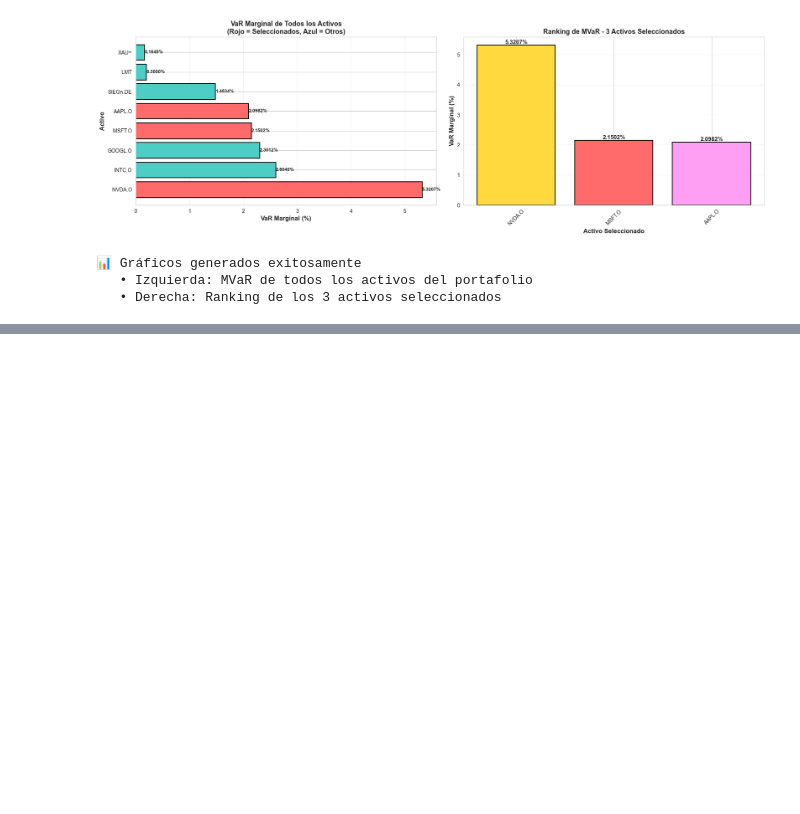
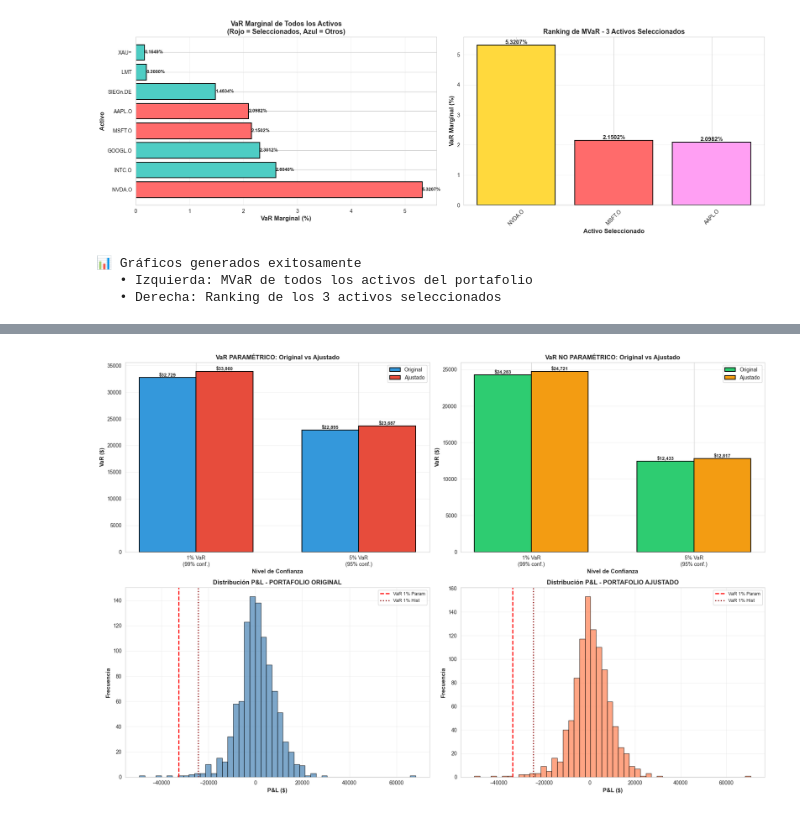
Before and after one commit to JuanMarcoCastro/Riesgos, a Jupyter notebook: actividad3_equipo3.ipynb, the cells around one changed output, grey strips where cells are left out. Cells and saved outputs as stored; diff of their text form; code cells hidden in the pictures; blank space fills up the shorter version.

```diff
--- a/actividad3_equipo3.ipynb
+++ b/actividad3_equipo3.ipynb
@@ -1283,0 +1630,96 @@ El VaR Marginal indica cuánto aumentaría el riesgo (VaR) del portafolio si inc
+# %%
+# ============================================================================
+# VISUALIZACIÓN: COMPARACIÓN GRÁFICA ORIGINAL VS AJUSTADO
+# ============================================================================
+
+fig, axes = plt.subplots(2, 2, figsize=(18, 12))
+
+# ===== GRÁFICO 1: Comparación VaR Paramétrico =====
+ax1 = axes[0, 0]
+categorias = ['1% VaR\n(99% conf.)', '5% VaR\n(95% conf.)']
+original_param = [abs(VaR_parametrico_1pct), abs(VaR_parametrico_5pct)]
+ajustado_param = [abs(VaR_parametrico_ajustado_1pct), abs(VaR_parametrico_ajustado_5pct)]
+
+x = np.arange(len(categorias))
+width = 0.35
+
+bars1 = ax1.bar(x - width/2, original_param, width, label='Original',
+                color='#3498db', edgecolor='black', linewidth=1.5)
+bars2 = ax1.bar(x + width/2, ajustado_param, width, label='Ajustado',
+                color='#e74c3c', edgecolor='black', linewidth=1.5)
+
+ax1.set_xlabel('Nivel de Confianza', fontsize=11, fontweight='bold')
+ax1.set_ylabel('VaR ($)', fontsize=11, fontweight='bold')
+ax1.set_title('VaR PARAMÉTRICO: Original vs Ajustado', fontsize=12, fontweight='bold')
+ax1.set_xticks(x)
+ax1.set_xticklabels(categorias)
+ax1.legend()
+ax1.grid(True, alpha=0.3, axis='y')
+
+# Añadir valores en las barras
+for bar in bars1:
+    height = bar.get_height()
+    ax1.text(bar.get_x() + bar.get_width()/2., height,
+             f'${height:,.0f}', ha='center', va='bottom', fontsize=9, fontweight='bold')
+for bar in bars2:
+    height = bar.get_height()
+    ax1.text(bar.get_x() + bar.get_width()/2., height,
+             f'${height:,.0f}', ha='center', va='bottom', fontsize=9, fontweight='bold')
+
+# ===== GRÁFICO 2: Comparación VaR No Paramétrico =====
+ax2 = axes[0, 1]
+original_noparam = [abs(VaR_no_parametrico_1pct), abs(VaR_no_parametrico_5pct)]
+ajustado_noparam = [abs(VaR_no_parametrico_ajustado_1pct), abs(VaR_no_parametrico_ajustado_5pct)]
+
+bars3 = ax2.bar(x - width/2, original_noparam, width, label='Original',
+                color='#2ecc71', edgecolor='black', linewidth=1.5)
+bars4 = ax2.bar(x + width/2, ajustado_noparam, width, label='Ajustado',
+                color='#f39c12', edgecolor='black', linewidth=1.5)
+
+ax2.set_xlabel('Nivel de Confianza', fontsize=11, fontweight='bold')
+ax2.set_ylabel('VaR ($)', fontsize=11, fontweight='bold')
+ax2.set_title('VaR NO PARAMÉTRICO: Original vs Ajustado', fontsize=12, fontweight='bold')
+ax2.set_xticks(x)
+ax2.set_xticklabels(categorias)
+ax2.legend()
+ax2.grid(True, alpha=0.3, axis='y')
+
+for bar in bars3:
+    height = bar.get_height()
+    ax2.text(bar.get_x() + bar.get_width()/2., height,
+             f'${height:,.0f}', ha='center', va='bottom', fontsize=9, fontweight='bold')
+for bar in bars4:
+    height = bar.get_height()
+    ax2.text(bar.get_x() + bar.get_width()/2., height,
+             f'${height:,.0f}', ha='center', va='bottom', fontsize=9, fontweight='bold')
+
+# ===== GRÁFICO 3: Distribución P&L Original =====
+ax3 = axes[1, 0]
+ax3.hist(df['P&L'].dropna(), bins=50, edgecolor='black', alpha=0.7, color='steelblue')
+ax3.axvline(VaR_parametrico_1pct, color='red', linestyle='--', linewidth=2, label='VaR 1% Param')
+ax3.axvline(VaR_no_parametrico_1pct, color='darkred', linestyle=':', linewidth=2, label='VaR 1% Hist')
+ax3.set_xlabel('P&L ($)', fontsize=11, fontweight='bold')
+ax3.set_ylabel('Frecuencia', fontsize=11, fontweight='bold')
+ax3.set_title('Distribución P&L - PORTAFOLIO ORIGINAL', fontsize=12, fontweight='bold')
+ax3.legend(fontsize=9)
+ax3.grid(True, alpha=0.3)
+
+# ===== GRÁFICO 4: Distribución P&L Ajustado =====
+ax4 = axes[1, 1]
+ax4.hist(df['P&L_ajustado'].dropna(), bins=50, edgecolor='black', alpha=0.7, color='coral')
+ax4.axvline(VaR_parametrico_ajustado_1pct, color='red', linestyle='--', linewidth=2, label='VaR 1% Param')
+ax4.axvline(VaR_no_parametrico_ajustado_1pct, color='darkred', linestyle=':', linewidth=2, label='VaR 1% Hist')
+ax4.set_xlabel('P&L ($)', fontsize=11, fontweight='bold')
+ax4.set_ylabel('Frecuencia', fontsize=11, fontweight='bold')
+ax4.set_title('Distribución P&L - PORTAFOLIO AJUSTADO', fontsize=12, fontweight='bold')
+ax4.legend(fontsize=9)
+ax4.grid(True, alpha=0.3)
+
+plt.tight_layout()
+plt.show()
+
+print("\n📊 Gráficos comparativos generados exitosamente")
+print("   • Arriba: Comparación de VaR Paramétrico y No Paramétrico")
+print("   • Abajo: Distribuciones de P&L (Original vs Ajustado)")
+# %% [output]
+[figure, added]
```
Also changed, not shown: parts of 9 cells of this notebook.
